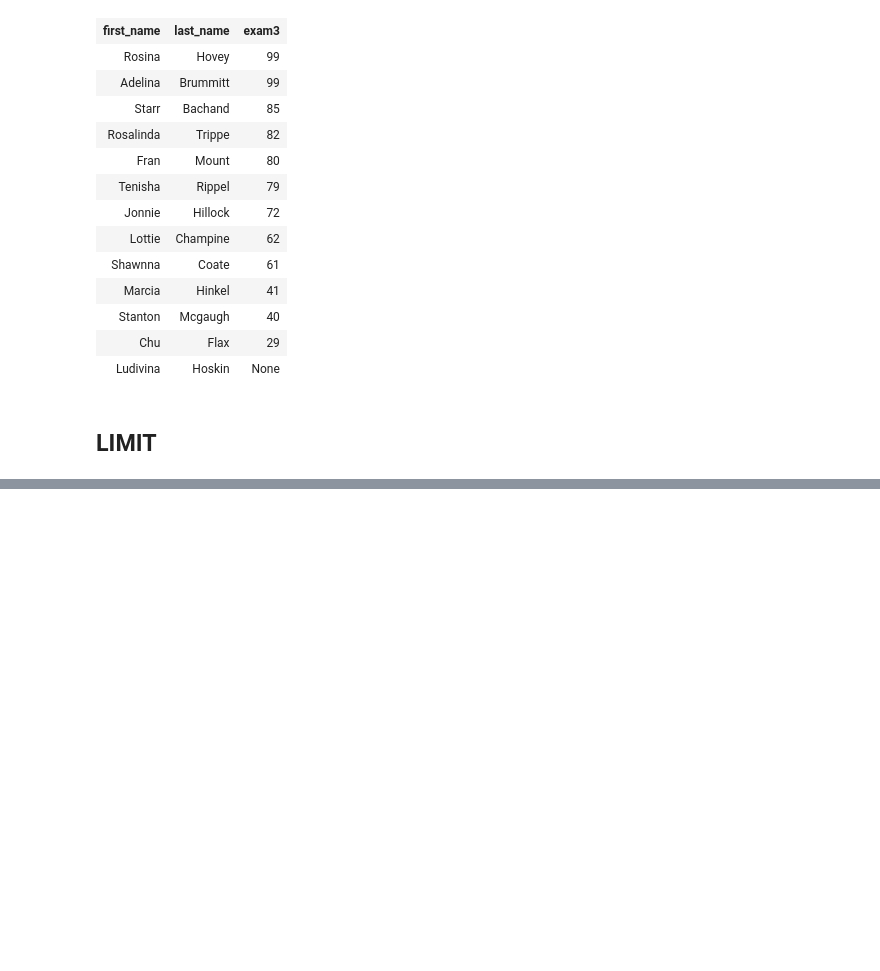
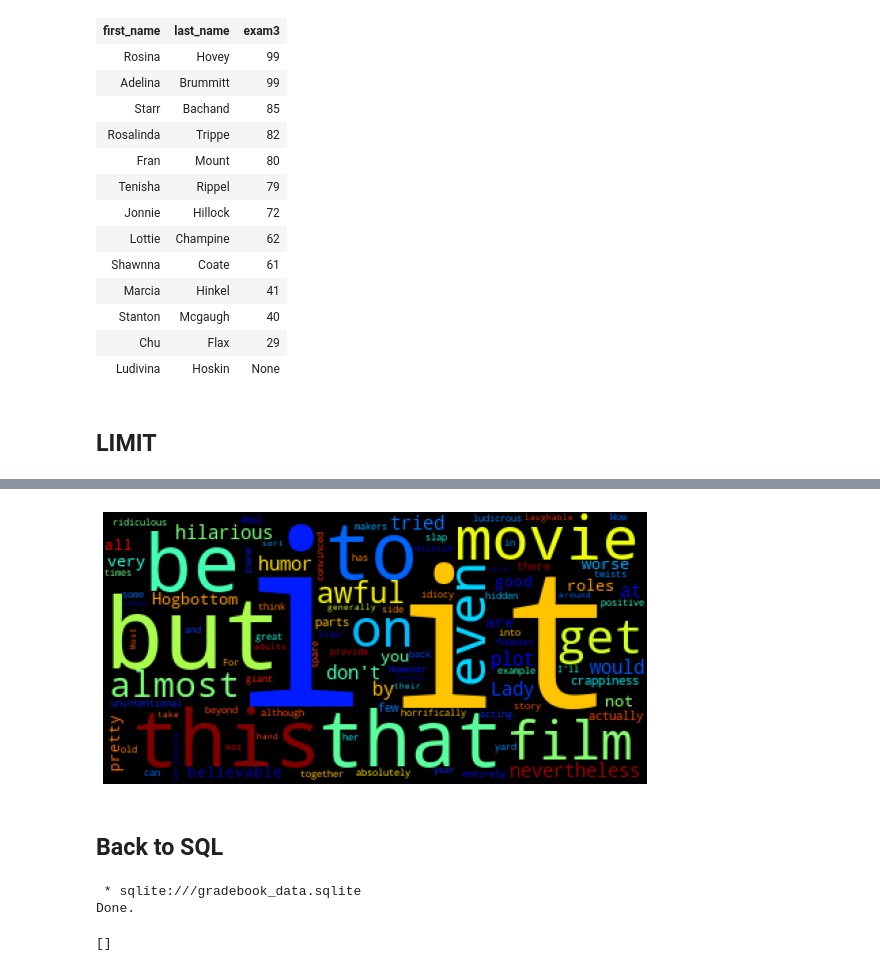
Before and after one commit to MTH548/MTH548, a Jupyter notebook: docs/_static/weekly_notebooks/week_13_class.ipynb, the cells around one changed output, grey strips where cells are left out. Cells and saved outputs as stored; diff of their text form; code cells hidden in the pictures; blank space fills up the shorter version.

```diff
--- a/docs/_static/weekly_notebooks/week_13_class.ipynb
+++ b/docs/_static/weekly_notebooks/week_13_class.ipynb
@@ -543,0 +636,14 @@ Done.
+# %%
+from wordcloud import WordCloud
+
+wc = WordCloud(stopwords=['the', 'a', 'of'], max_words=100, background_color="black", colormap="jet")
+wc.generate_from_text(review)
+
+import matplotlib.pyplot as plt
+
+plt.figure(figsize=(10, 5))
+plt.imshow(wc)
+plt.axis("off")
+plt.show()
+# %% [output]
+[figure, added]
@@ -543,0 +652,2 @@ Done.
+# %% [markdown]
+## Back to SQL
@@ -543,0 +659,7 @@ Done.
+# %%
+%%sql
+DROP TABLE IF EXISTS test
+# %% [output]
+ * sqlite:///gradebook_data.sqlite
+Done.
+[]
```
Also changed, not shown: parts of 47 cells of this notebook, 7 other files.
